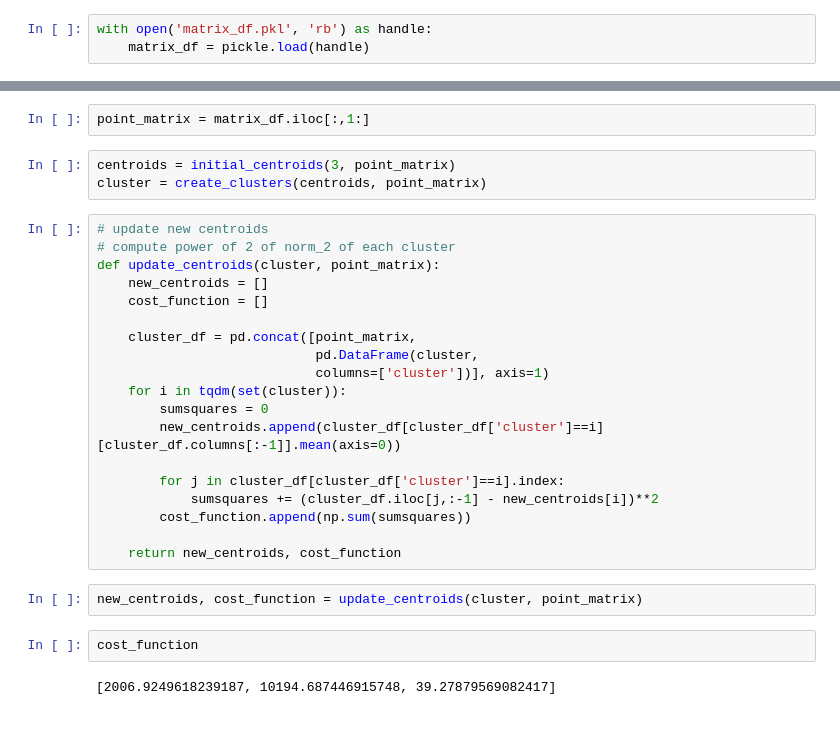
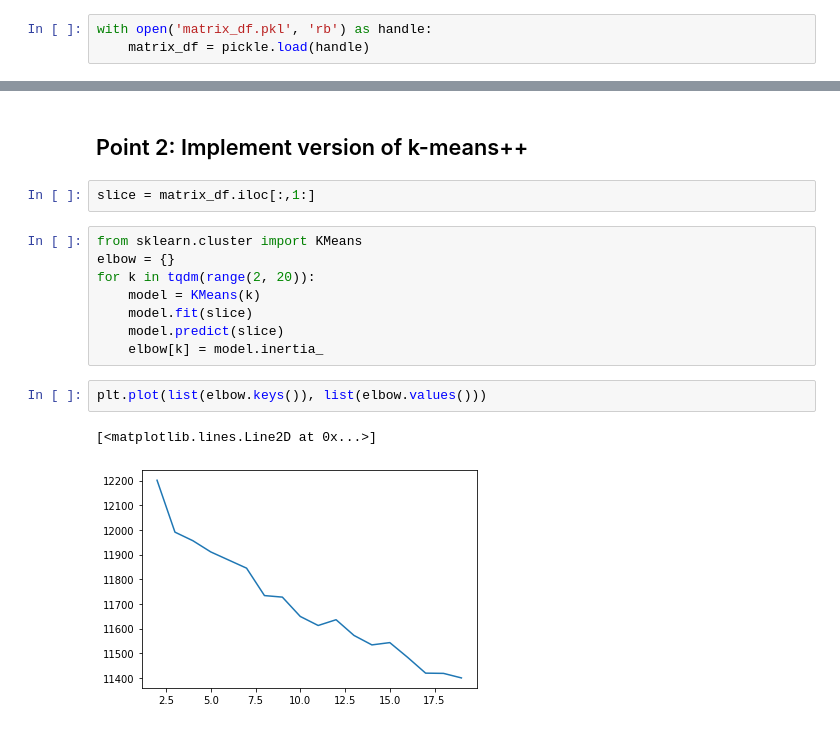
Before and after one commit to mimmospoto/ADM-HW4-Group4, a Jupyter notebook: Exercise2_22_12_20.ipynb, the cells around one changed output, grey strips where cells are left out. Saved outputs shown, nothing was run; the diff lists cells and outputs as text.

```diff
--- a/Exercise2_21_12_20.ipynb
+++ b/Exercise2_22_12_20.ipynb
@@ -367,30 +445,17 @@ def create_clusters(centroids, point_matrix):
+# %% [markdown]
+## Point 2: Implement version of k-means++
 # %%
-point_matrix = matrix_df.iloc[:,1:]
+slice = matrix_df.iloc[:,1:]
-# %%
-centroids = initial_centroids(3, point_matrix)
-cluster = create_clusters(centroids, point_matrix)
-# %%
-# update new centroids
-# compute power of 2 of norm_2 of each cluster
-def update_centroids(cluster, point_matrix):
-    new_centroids = []
-    cost_function = []
-
-    cluster_df = pd.concat([point_matrix,
-                            pd.DataFrame(cluster,
-                            columns=['cluster'])], axis=1)
-    for i in tqdm(set(cluster)):
-        sumsquares = 0
-        new_centroids.append(cluster_df[cluster_df['cluster']==i][cluster_df.columns[:-1]].mean(axis=0))
-
-        for j in cluster_df[cluster_df['cluster']==i].index:
-            sumsquares += (cluster_df.iloc[j,:-1] - new_centroids[i])**2
-        cost_function.append(np.sum(sumsquares))
-
-    return new_centroids, cost_function
-# %%
-new_centroids, cost_function = update_centroids(cluster, point_matrix)
-# %%
-cost_function
-# %% [output]
-[2006.9249618239187, 10194.687446915748, 39.27879569082417]
+# %%
+from sklearn.cluster import KMeans
+elbow = {}
+for k in tqdm(range(2, 20)):
+    model = KMeans(k)
+    model.fit(slice)
+    model.predict(slice)
+    elbow[k] = model.inertia_
+# %%
+plt.plot(list(elbow.keys()), list(elbow.values()))
+# %% [output]
+[<matplotlib.lines.Line2D at 0x...>]
+[figure, added]
```
Also changed, not shown: parts of 40 cells of this notebook.
